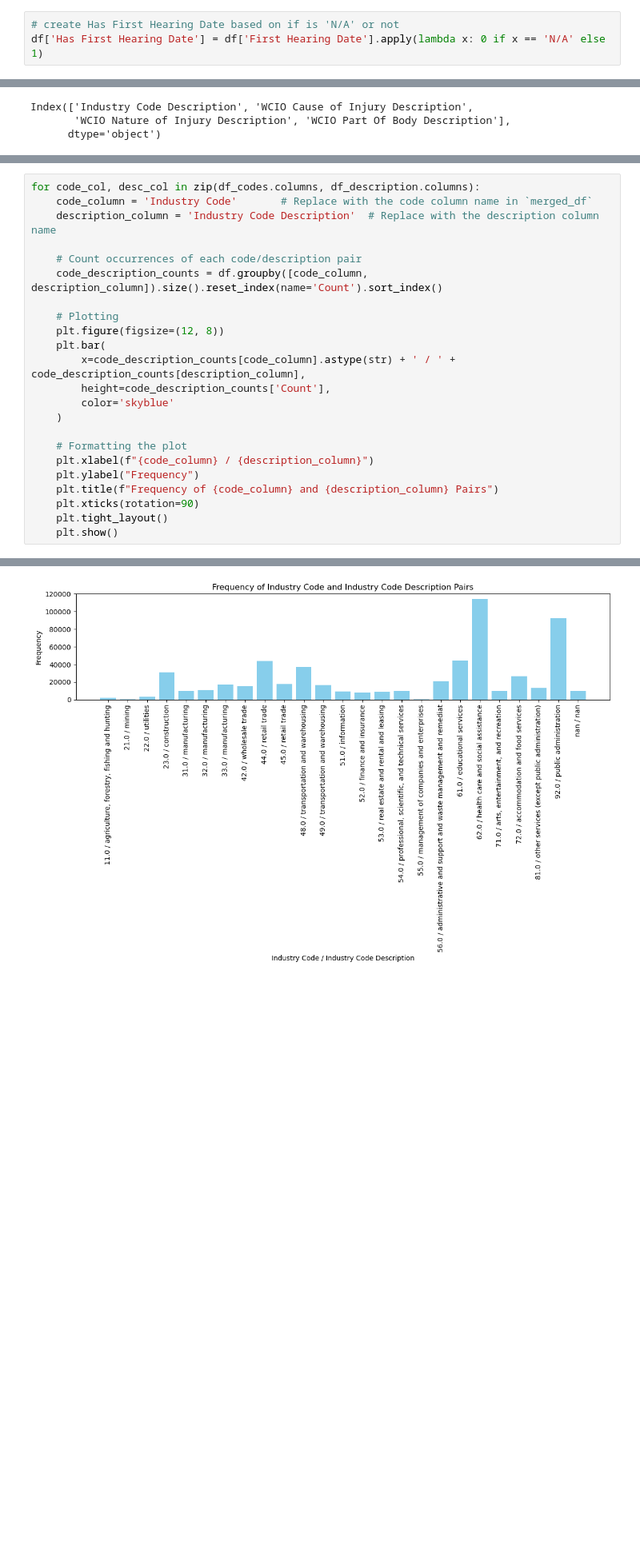
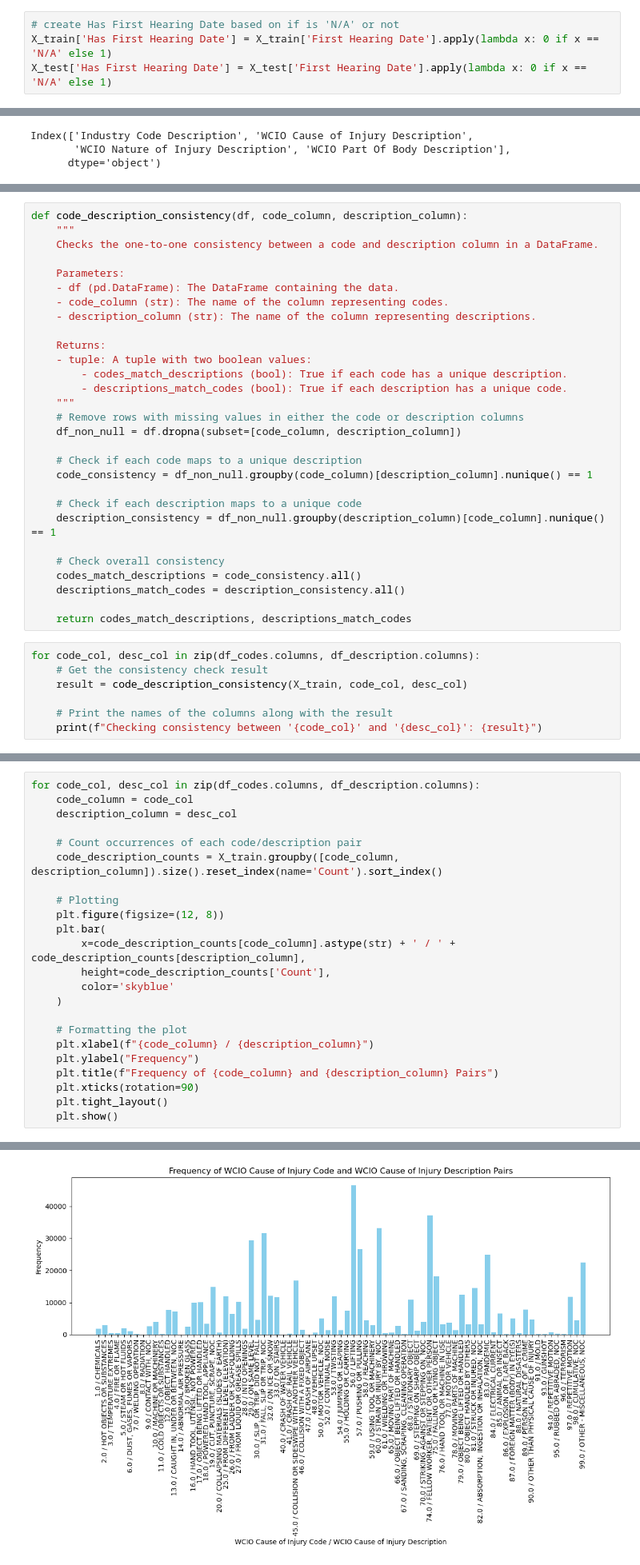
Before and after one commit to tmnstraub/ML_Group36, a Jupyter notebook: src/data_pre_processing.ipynb, the cells around one changed output, grey strips where cells are left out. Shown at 80% size. Saved outputs shown, nothing was run; the diff lists cells and outputs as text; blank space fills up the shorter version.

Commit message:
train test split

```diff
--- a/src/data_pre_processing.ipynb
+++ b/src/data_pre_processing.ipynb
@@ -88,5 +105,6 @@ df['First Hearing Date'].isna().sum()
 To assist in the information that this feature can provide we can create another feature called _`Has First Hearing Date`_ - a binary value that indicates if the user has had it's first hearing date
 # %%
 # create Has First Hearing Date based on if is 'N/A' or not
-df['Has First Hearing Date'] = df['First Hearing Date'].apply(lambda x: 0 if x == 'N/A' else 1)
+X_train['Has First Hearing Date'] = X_train['First Hearing Date'].apply(lambda x: 0 if x == 'N/A' else 1)
+X_test['Has First Hearing Date'] = X_test['First Hearing Date'].apply(lambda x: 0 if x == 'N/A' else 1)
 # %%
@@ -169,0 +164,36 @@ Name: count, dtype: int64
+# %%
+def code_description_consistency(df, code_column, description_column):
+    """
+    Checks the one-to-one consistency between a code and description column in a DataFrame.
+
+    Parameters:
+    - df (pd.DataFrame): The DataFrame containing the data.
+    - code_column (str): The name of the column representing codes.
+    - description_column (str): The name of the column representing descriptions.
+
+    Returns:
+    - tuple: A tuple with two boolean values:
+        - codes_match_descriptions (bool): True if each code has a unique description.
+        - descriptions_match_codes (bool): True if each description has a unique code.
+    """
+    # Remove rows with missing values in either the code or description columns
+    df_non_null = df.dropna(subset=[code_column, description_column])
+
+    # Check if each code maps to a unique description
+    code_consistency = df_non_null.groupby(code_column)[description_column].nunique() == 1
+
+    # Check if each description maps to a unique code
+    description_consistency = df_non_null.groupby(description_column)[code_column].nunique() == 1
+
+    # Check overall consistency
+    codes_match_descriptions = code_consistency.all()
+    descriptions_match_codes = description_consistency.all()
+
+    return codes_match_descriptions, descriptions_match_codes
+# %%
+for code_col, desc_col in zip(df_codes.columns, df_description.columns):
+    # Get the consistency check result
+    result = code_description_consistency(X_train, code_col, desc_col)
+
+    # Print the names of the columns along with the result
+    print(f"Checking consistency between '{code_col}' and '{desc_col}': {result}")
@@ -170,10 +207,10 @@ Name: count, dtype: int64
 # %%
 for code_col, desc_col in zip(df_codes.columns, df_description.columns):
-    code_column = 'Industry Code'       # Replace with the code column name in `merged_df`
-    description_column = 'Industry Code Description'  # Replace with the description column name
+    code_column = code_col
+    description_column = desc_col
 
     # Count occurrences of each code/description pair
-    code_description_counts = df.groupby([code_column, description_column]).size().reset_index(name='Count').sort_index()
+    code_description_counts = X_train.groupby([code_column, description_column]).size().reset_index(name='Count').sort_index()
 
     # Plotting
     plt.figure(figsize=(12, 8))
@@ -195 +232 @@ for code_col, desc_col in zip(df_codes.columns, df_description.columns):
-[figure, old version]
+[figure, new version]
```
Also changed, not shown: parts of 26 cells of this notebook.
